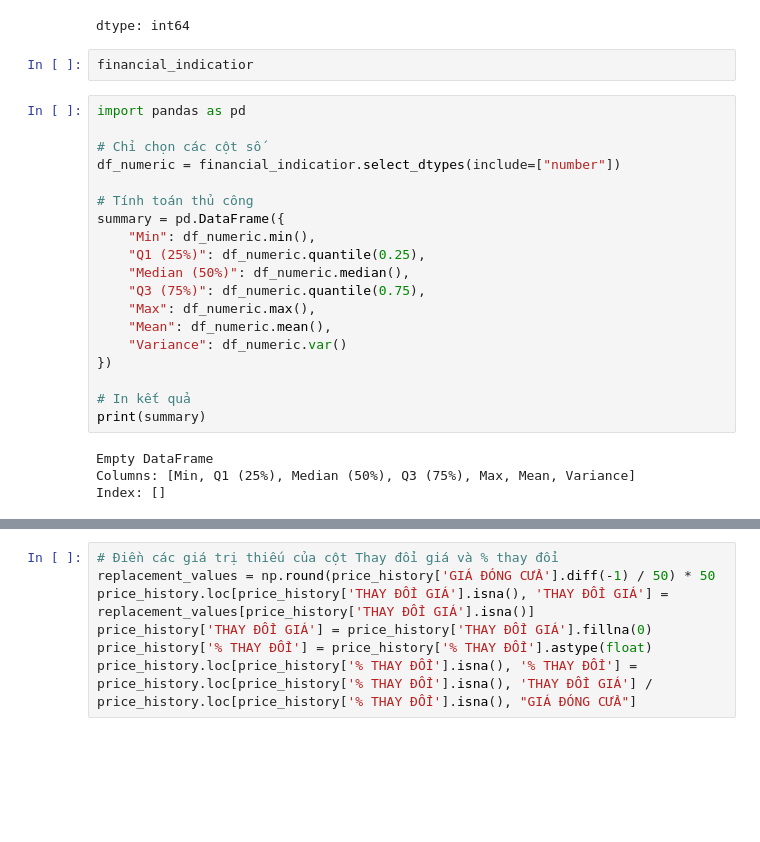
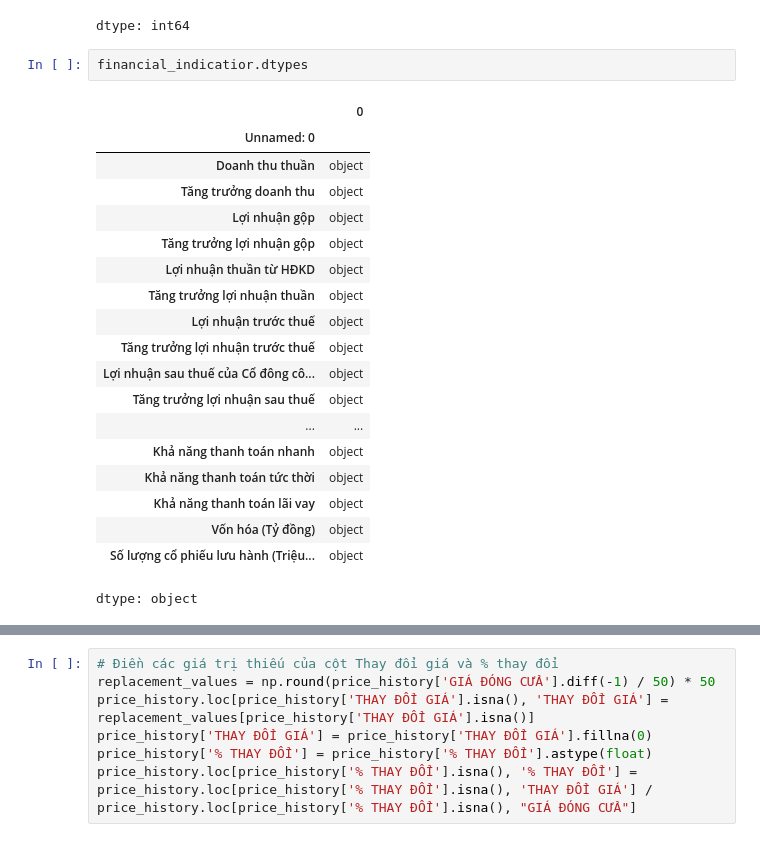
Before and after one commit to diepdangban/Datamining, a Jupyter notebook: Data_understanding.ipynb, the cells around one changed output, grey strips where cells are left out. Drawn from its saved outputs; the diff is of its cells as text; blank space fills up the shorter version.

```diff
--- a/Data_understanding.ipynb
+++ b/Data_understanding.ipynb
@@ -128,27 +128,24 @@ For example, when doing 'df[col].method(value, inplace=True)', try using 'df.met
 | Số lượng cổ phiếu lưu hành (Triệu... | 0 |
 dtype: int64
 # %%
-financial_indicatior
+financial_indicatior.dtypes
+# %% [output]
+|  | 0 |
+| Unnamed: 0 |  |
+| Doanh thu thuần | object |
+| Tăng trưởng doanh thu | object |
+| Lợi nhuận gộp | object |
+| Tăng trưởng lợi nhuận gộp | object |
+| Lợi nhuận thuần từ HĐKD | object |
+| Tăng trưởng lợi nhuận thuần | object |
+| Lợi nhuận trước thuế | object |
+| Tăng trưởng lợi nhuận trước thuế | object |
+| Lợi nhuận sau thuế của Cổ đông cô... | object |
+| Tăng trưởng lợi nhuận sau thuế | object |
+| ... | ... |
+| Khả năng thanh toán nhanh | object |
+| Khả năng thanh toán tức thời | object |
+| Khả năng thanh toán lãi vay | object |
+| Vốn hóa (Tỷ đồng) | object |
+| Số lượng cổ phiếu lưu hành (Triệu... | object |
+dtype: object
-# %%
-import pandas as pd
-
-# Chỉ chọn các cột số
-df_numeric = financial_indicatior.select_dtypes(include=["number"])
-
-# Tính toán thủ công
-summary = pd.DataFrame({
-    "Min": df_numeric.min(),
-    "Q1 (25%)": df_numeric.quantile(0.25),
-    "Median (50%)": df_numeric.median(),
-    "Q3 (75%)": df_numeric.quantile(0.75),
-    "Max": df_numeric.max(),
-    "Mean": df_numeric.mean(),
-    "Variance": df_numeric.var()
-})
-
-# In kết quả
-print(summary)
-# %% [output]
-Empty DataFrame
-Columns: [Min, Q1 (25%), Median (50%), Q3 (75%), Max, Mean, Variance]
-Index: []
```
Also changed, not shown: parts of 6 cells of this notebook.
